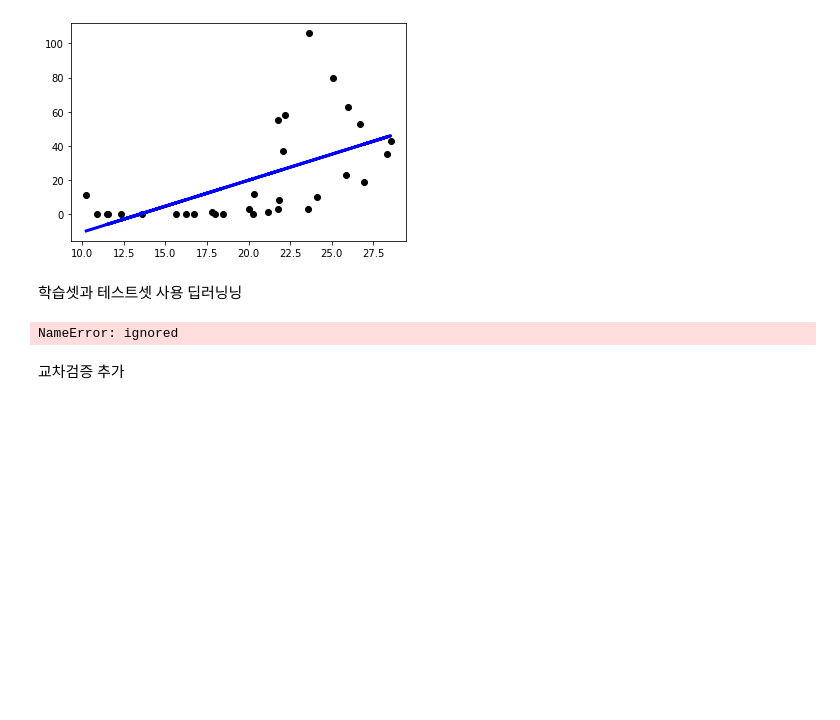
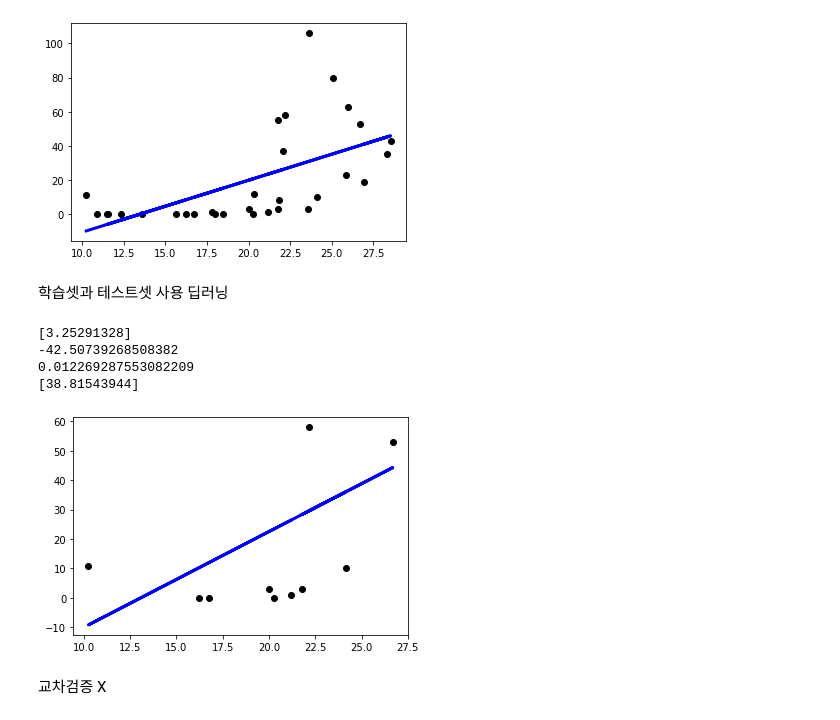
Before and after one commit to lkw0820/big_data_final, a Jupyter notebook: final_project.ipynb, the cells around one changed output. Drawn from its saved outputs; the diff is of its cells as text; code cells hidden in the pictures; blank space fills up the shorter version.

```diff
--- a/final_project.ipynb
+++ b/final_project.ipynb
@@ -129,7 +130,7 @@ plt.show()
 [35.07623274]
 [figure]
 # %% [markdown]
-학습셋과 테스트셋 사용 딥러닝닝
+학습셋과 테스트셋 사용 딥러닝
 # %%
 import tensorflow as tf
 from tensorflow.keras.models import Sequential
@@ -143,34 +144,38 @@ reg = linear_model.LinearRegression()
 #x= 온도 y = 밀집도도
 grouped=df.groupby(['장소'])
 g1=grouped.get_group('계양구 선주지동')['얼룩날개모기류']
 #.drop(['온도','월','주','연중주수', '장소'], axis=1)
 g2=grouped.get_group('계양구 선주지동')['온도']
 y=np.array(g1)
 x=np.array(g2).reshape(31,1)
 
 #학습셋과 테스트셋 구분
 X_train, X_test, Y_train, Y_test = train_test_split(x,y,test_size=0.3)
 
 
 #학습
 reg.fit(X_train,Y_train)
 print(reg.coef_)		# 직선의 기울기 w
 print(reg.intercept_) 	# 직선의 y-절편 b
 print(reg.score(X_test, Y_test))
 print(reg.predict([[25]]))
 
 
 # 학습 데이터와 y 값을 산포도로 그린다.
-#plt.scatter(X_test, Y_test, color='black')
+plt.scatter(X_test, Y_test, color='black')
 
 # 학습 데이터를 입력으로 하여 예측값을 계산한다.
 y_pred = reg.predict(X_test)
 
 #학습 데이터와 예측값으로 선그래프로 그린다.
 #계산된 기울기와 y 절편을 가지는 직선이 그려진다.
 plt.plot(X_test, y_pred, color='blue', linewidth=3)
 plt.show()
 # %% [output]
-NameError: ignored
+[3.25291328]
+-42.50739268508382
+0.012269287553082209
+[38.81543944]
+[figure, added]
 # %% [markdown]
-교차검증 추가
+교차검증 X
```
Also changed, not shown: parts of 6 cells of this notebook.
